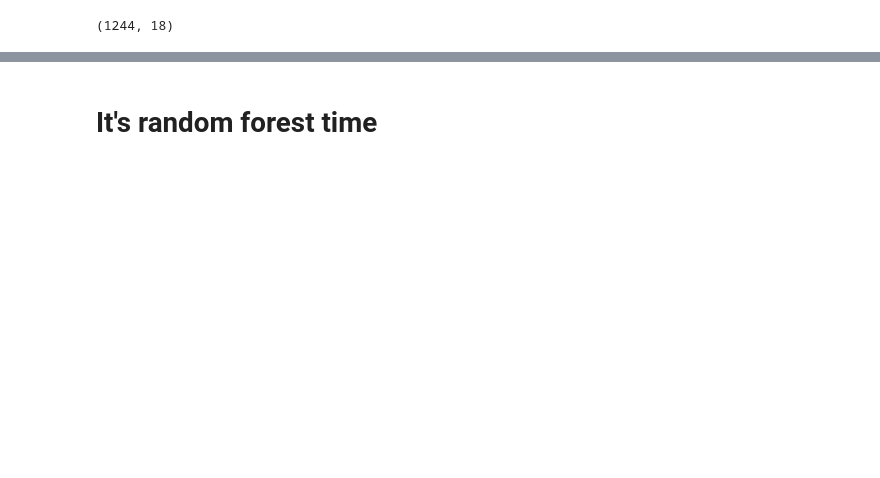
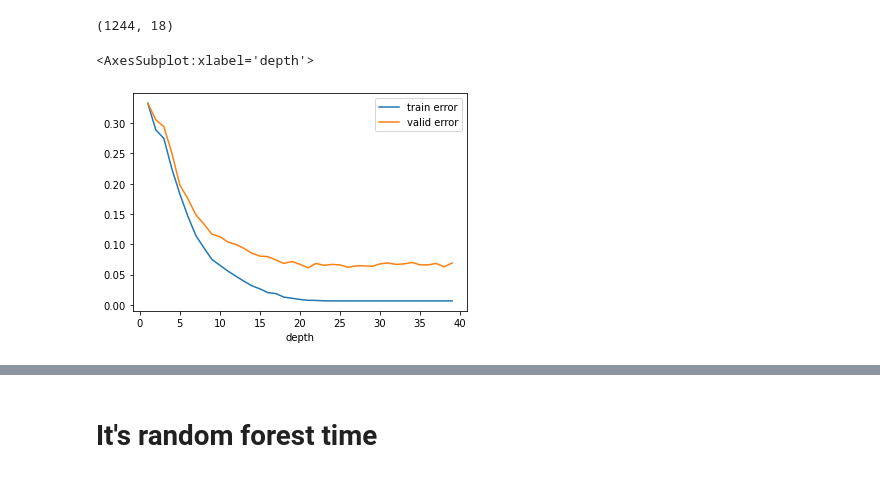
Before and after one commit to rhit-koenignm/CSSE415-CoffeeProject, a Jupyter notebook: PredictingWithTreesBalancedTestSet.ipynb, the cells around one changed output, grey strips where cells are left out. Saved outputs shown, nothing was run; the diff lists cells and outputs as text; code cells hidden in the pictures; blank space fills up the shorter version.

```diff
--- a/PredictingWithTreesBalancedTestSet.ipynb
+++ b/PredictingWithTreesBalancedTestSet.ipynb
@@ -121,3 +123,13 @@ print(best_tree.score(X_test, y_test).round(3))
 print(X_train.shape)
 # %% [output]
 (1244, 18)
+# %%
+results = pd.DataFrame()
+results['depth'] = grid['max_depth']
+results['train error'] = 1 - TreeCV.cv_results_['mean_train_score']
+results['valid error'] = 1 - TreeCV.cv_results_['mean_test_score']
+ax1 = results.plot.line(x='depth', y='train error')
+results.plot.line(x='depth', y='valid error', ax=ax1)
+# %% [output]
+<AxesSubplot:xlabel='depth'>
+[figure, added]
```
Also changed, not shown: parts of 14 cells of this notebook.
